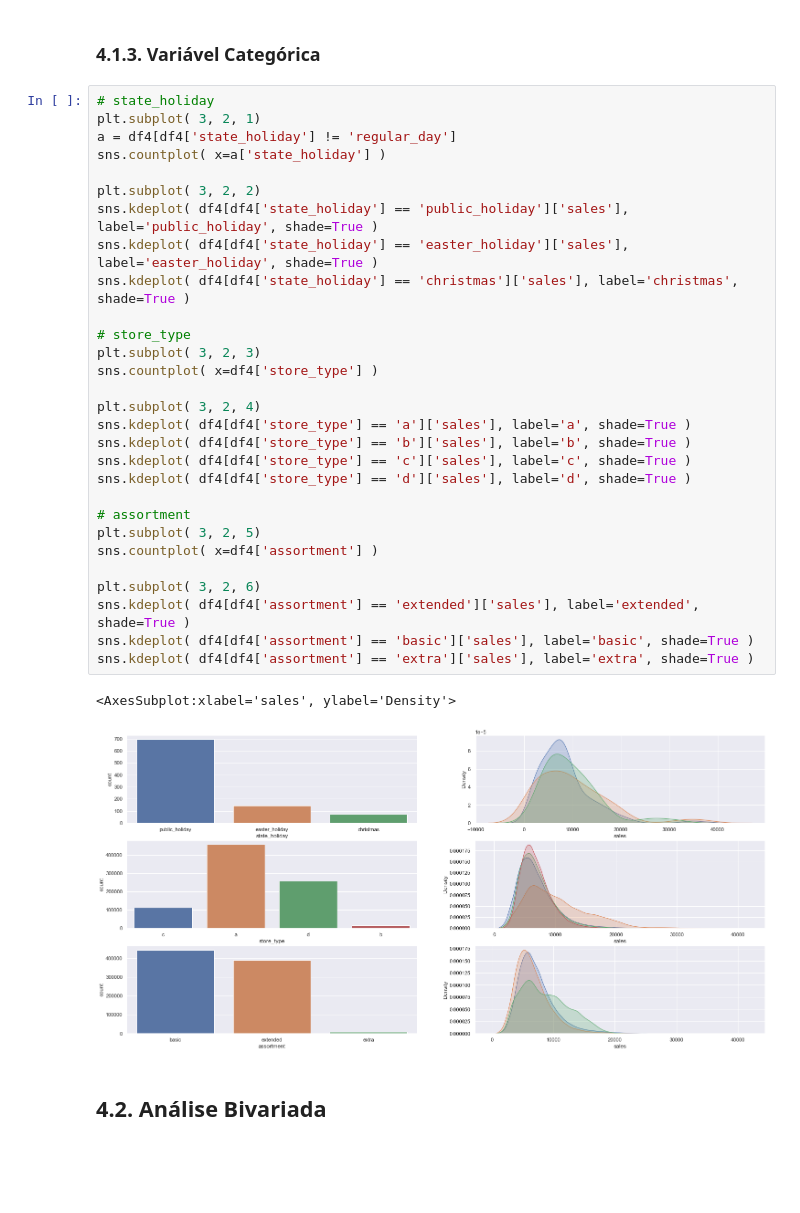
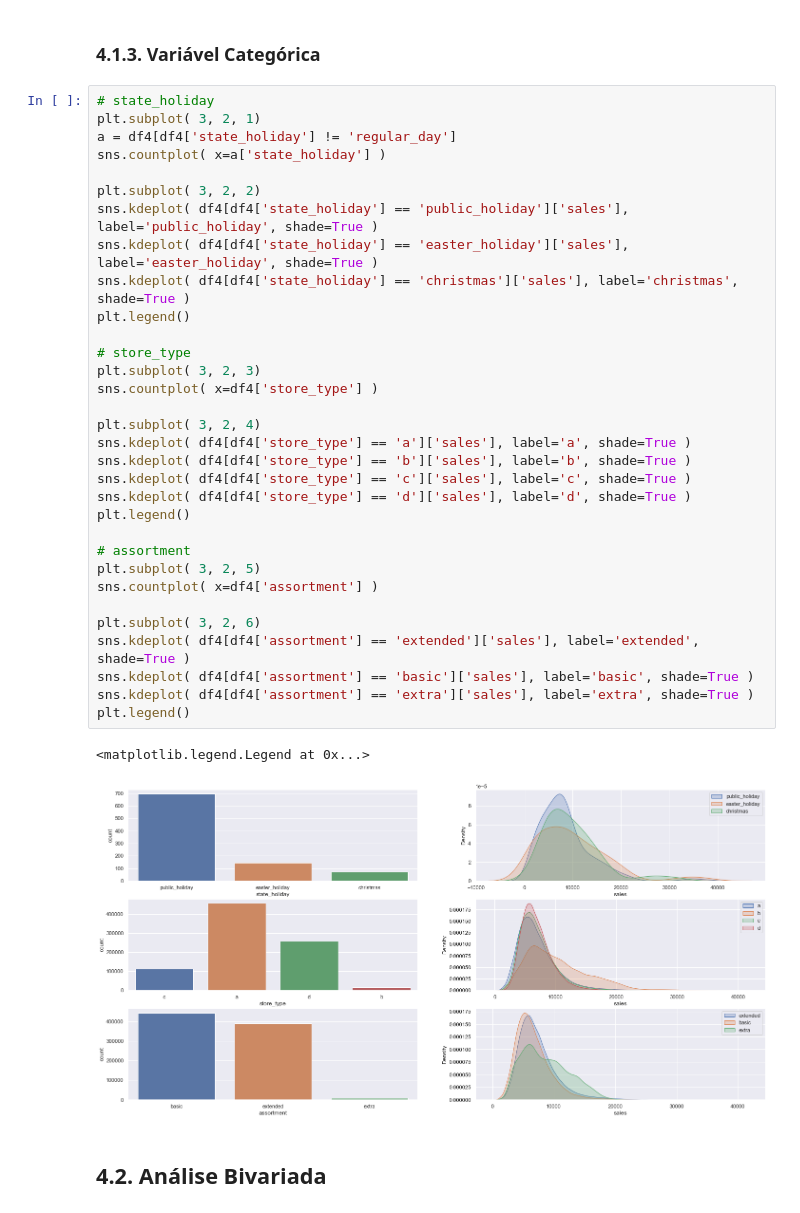
Before and after one commit to NaylsonS/rossman-store-sales, a Jupyter notebook: m02_v01_store_sales_prediction.ipynb, the cells around one changed output. Cells and saved outputs as stored; diff of their text form; blank space fills up the shorter version.

```diff
--- a/m02_v01_store_sales_prediction.ipynb
+++ b/m02_v01_store_sales_prediction.ipynb
@@ -403,35 +418,38 @@ num_attributes.hist( bins=25 );
 # %%
 # state_holiday
 plt.subplot( 3, 2, 1)
 a = df4[df4['state_holiday'] != 'regular_day']
 sns.countplot( x=a['state_holiday'] )
 
 plt.subplot( 3, 2, 2)
 sns.kdeplot( df4[df4['state_holiday'] == 'public_holiday']['sales'], label='public_holiday', shade=True )
 sns.kdeplot( df4[df4['state_holiday'] == 'easter_holiday']['sales'], label='easter_holiday', shade=True )
 sns.kdeplot( df4[df4['state_holiday'] == 'christmas']['sales'], label='christmas', shade=True )
+plt.legend()
 
 # store_type
 plt.subplot( 3, 2, 3)
 sns.countplot( x=df4['store_type'] )
 
 plt.subplot( 3, 2, 4)
 sns.kdeplot( df4[df4['store_type'] == 'a']['sales'], label='a', shade=True )
 sns.kdeplot( df4[df4['store_type'] == 'b']['sales'], label='b', shade=True )
 sns.kdeplot( df4[df4['store_type'] == 'c']['sales'], label='c', shade=True )
 sns.kdeplot( df4[df4['store_type'] == 'd']['sales'], label='d', shade=True )
+plt.legend()
 
 # assortment
 plt.subplot( 3, 2, 5)
 sns.countplot( x=df4['assortment'] )
 
 plt.subplot( 3, 2, 6)
 sns.kdeplot( df4[df4['assortment'] == 'extended']['sales'], label='extended', shade=True )
 sns.kdeplot( df4[df4['assortment'] == 'basic']['sales'], label='basic', shade=True )
 sns.kdeplot( df4[df4['assortment'] == 'extra']['sales'], label='extra', shade=True )
+plt.legend()
 # %% [output]
-<AxesSubplot:xlabel='sales', ylabel='Density'>
+<matplotlib.legend.Legend at 0x...>
-[figure, old version]
+[figure, new version]
 # %% [markdown]
 ## 4.2. Análise Bivariada
 # %% [markdown]
```
Also changed, not shown: parts of 39 cells of this notebook.
